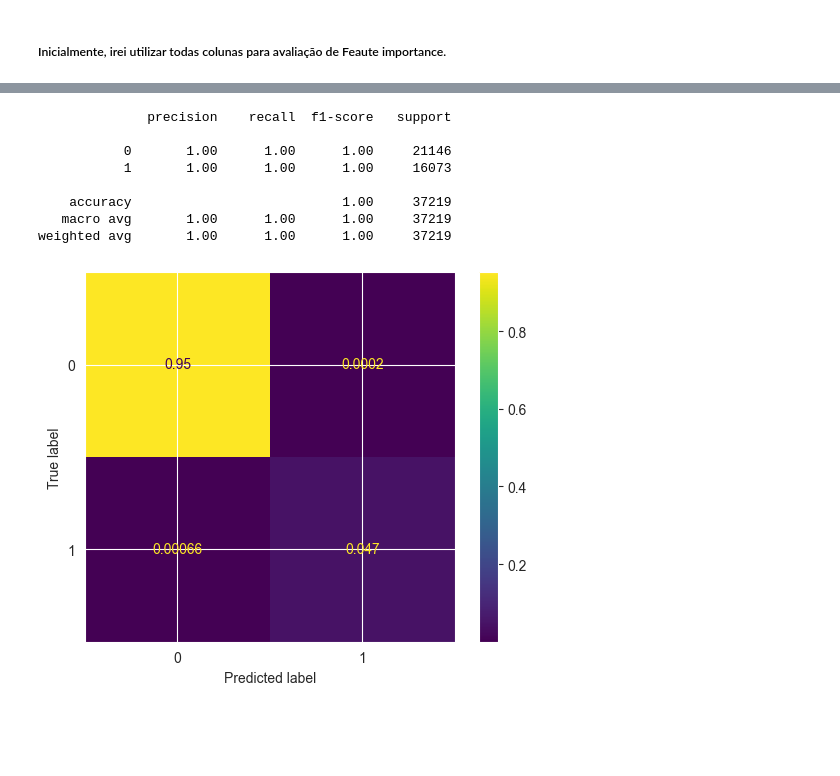
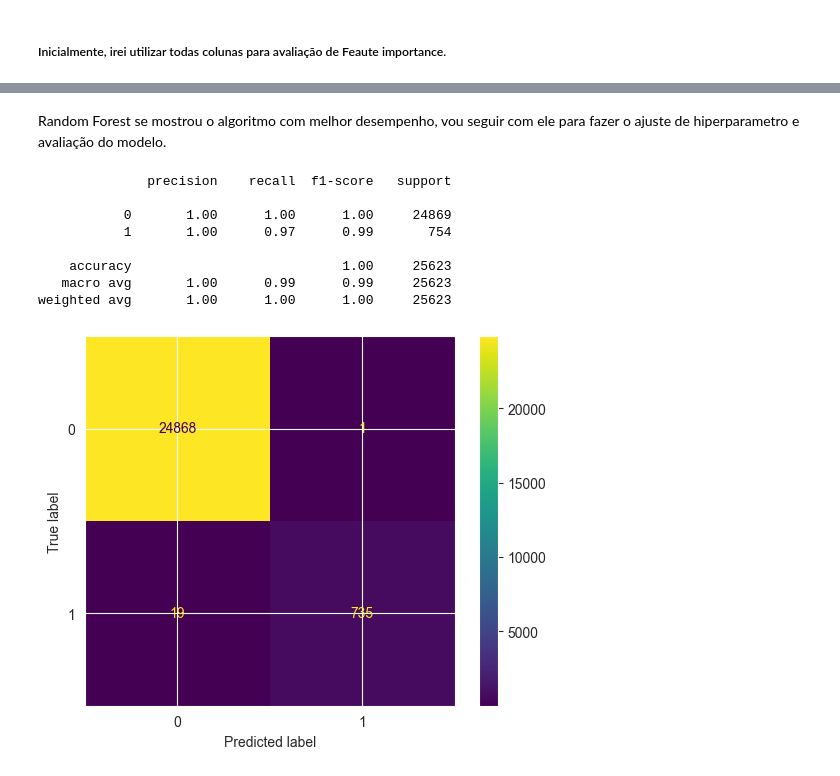
Before and after one commit to 6abi/teste-tecnico-meli-ds, a Jupyter notebook: notebooks/3.2 Previsión de falla.ipynb, the cells around one changed output, grey strips where cells are left out. Drawn from its saved outputs; the diff is of its cells as text; code cells hidden in the pictures; blank space fills up the shorter version.

```diff
--- a/notebooks/3.2 Previsión de falla.ipynb
+++ b/notebooks/3.2 Previsión de falla.ipynb
@@ -387,6 +388,6 @@ def oversamplit_SMOTE(data, tx):
     df_resampled['failure'] = y_resampled
     return df_resampled
 
-df_resampled = oversamplit_SMOTE(df, 0.05)
+df_resampled = oversamplit_SMOTE(df, 0.03)
 # %% [output]
 Contagem de classe antes do oversampling: Counter({0: 124387, 1: 106})
@@ -455,10 +452 @@ Detectando os valores de pico para cada coluna, criando um valor que indica a di
-# %%
-df_resampled['attribute1_chg'] = np.where((df_resampled.attribute1_mean == 0),0 , df_resampled.attribute1/df_resampled.attribute1_mean)
-df_resampled['attribute2_chg'] = np.where((df_resampled.attribute2_mean == 0),0 , df_resampled.attribute2/df_resampled.attribute2_mean)
-df_resampled['attribute3_chg'] = np.where((df_resampled.attribute3_mean == 0),0 , df_resampled.attribute3/df_resampled.attribute3_mean)
-df_resampled['attribute4_chg'] = np.where((df_resampled.attribute4_mean == 0),0 , df_resampled.attribute4/df_resampled.attribute4_mean)
-df_resampled['attribute5_chg'] = np.where((df_resampled.attribute5_mean == 0),0 , df_resampled.attribute5/df_resampled.attribute5_mean)
-df_resampled['attribute6_chg'] = np.where((df_resampled.attribute6_mean == 0),0 , df_resampled.attribute6/df_resampled.attribute6_mean)
-df_resampled['attribute7_chg'] = np.where((df_resampled.attribute7_mean == 0),0 , df_resampled.attribute7/df_resampled.attribute7_mean)
-df_resampled['attribute9_chg'] = np.where((df_resampled.attribute9_mean == 0),0 , df_resampled.attribute9/df_resampled.attribute9_mean)
 # %%
@@ -543,9 +542,9 @@ agora irei trabalhar com esse novo dataset para treinamento dos modelos - train_
 ##### Inicialmente, irei utilizar todas colunas para avaliação de Feaute importance.
 # %%
 # Separando as features e o target
-X2 = train_df.drop('failure', axis=1)
-y2 = train_df['failure']
-stratify_col2 = train_df['device_encolder']
+X2 = df.drop('failure', axis=1)
+y2 = df['failure']
+stratify_col2 = df['device_encolder']
 
 # dividindo o conjunto de dados em treino e teste com estratificação
 X_train2, X_test2, y_train2, y_test2 = train_test_split(X2, y2, stratify=stratify_col2, test_size=0.20, random_state=45)
@@ -631,7 +642,17 @@ Support Vector Machine
+# %% [markdown]
+Random Forest se mostrou o algoritmo com melhor desempenho, vou seguir com ele para fazer o ajuste de hiperparametro e avaliação do modelo.
 # %%
 
 # Aplicando o Random Forest
-clf = RandomForestClassifier(n_estimators=100, bootstrap=True, random_state=42)
+params = {
+    'n_estimators': 75,
+     'min_samples_split': 10,
+     'min_samples_leaf': 2,
+     'max_features': 'sqrt',
+     'max_depth': 3,
+     'bootstrap': True}
+
+clf = RandomForestClassifier(**params)
 clf.fit(X_train2, y_train2)
 y_pred = clf.predict(X_test2)
 # %%
@@ -640,18 +661,17 @@ print(classification_report(y_test2, clf.predict(X_test2)))
 # %% [output]
               precision    recall  f1-score   support
 
-           0       1.00      1.00      1.00     21146
-           1       1.00      1.00      1.00     16073
+           0       1.00      1.00      1.00     24869
+           1       1.00      0.97      0.99       754
 
-    accuracy                           1.00     37219
-   macro avg       1.00      1.00      1.00     37219
-weighted avg       1.00      1.00      1.00     37219
+    accuracy                           1.00     25623
+   macro avg       1.00      0.99      0.99     25623
+weighted avg       1.00      1.00      1.00     25623
 # %%
-
 # Matriz de confusão
-cm = confusion_matrix(y_test, y_pred, labels=clf.classes_, normalize='all')
+cm = confusion_matrix(y_test2, y_pred, labels=clf.classes_)
 disp = ConfusionMatrixDisplay(confusion_matrix=cm, display_labels=clf.classes_)
 disp.plot()
 plt.show()
 # %% [output]
-[figure, old version]
+[figure, new version]
```
Also changed, not shown: parts of 57 cells of this notebook, 3 other files.
